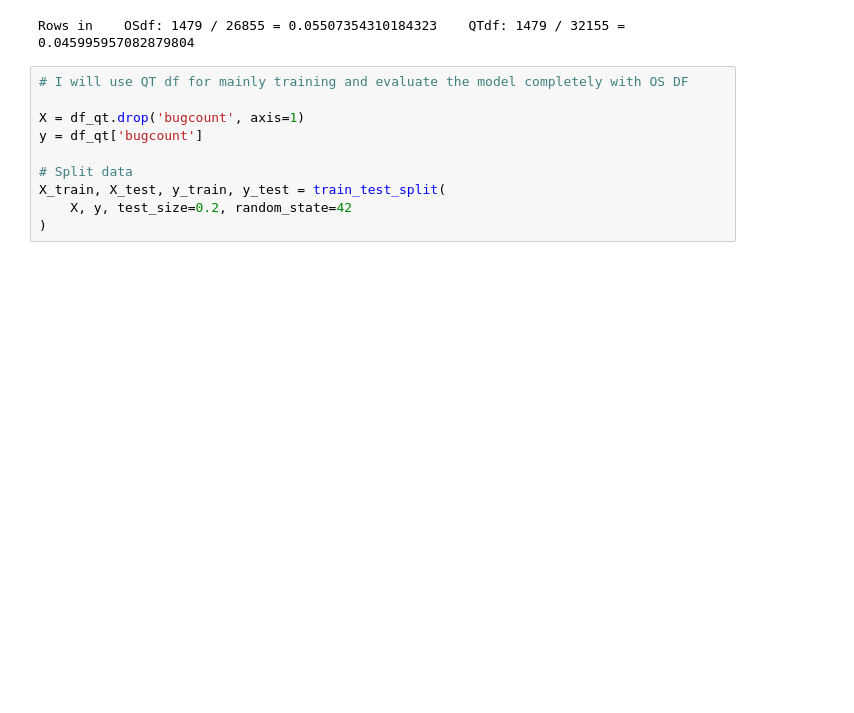
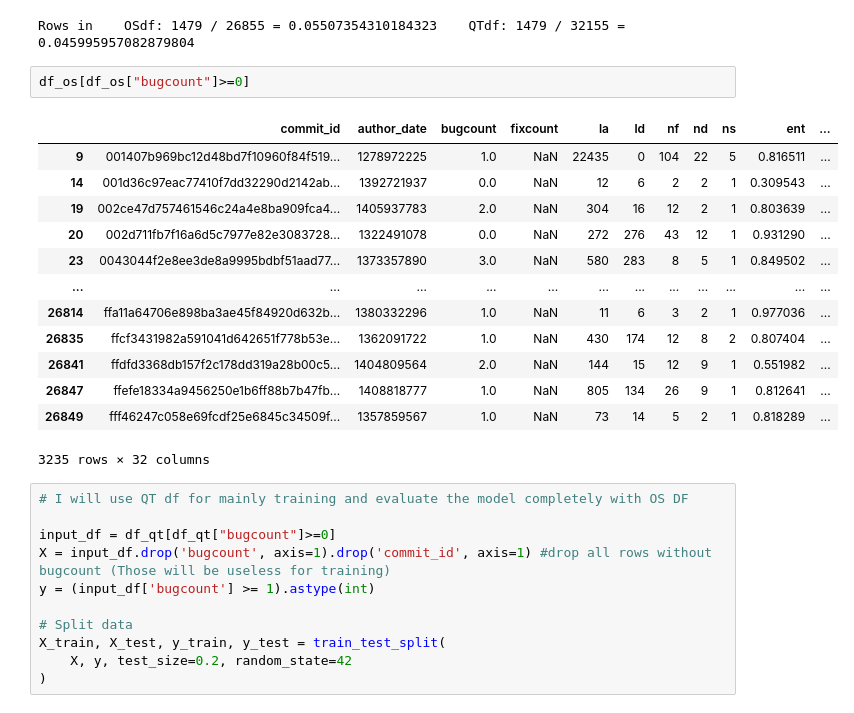
Before and after one commit to josedgm/JITkau, a Jupyter notebook: main.ipynb, the cells around one changed output. Drawn from its saved outputs; the diff is of its cells as text; blank space fills up the shorter version.

```diff
--- a/main.ipynb
+++ b/main.ipynb
@@ -25,11 +24,28 @@ bugrows_QT = len(df_os[df_os["bugcount"]==1])
 print("Rows in    OSdf:", bugrows_OS ,"/",len(df_os),"=", bugrows_OS/len(df_os), "   QTdf:", bugrows_QT ,"/", len(df_qt), "=",bugrows_QT/len(df_qt) )
 # %% [output]
 Rows in    OSdf: 1479 / 26855 = 0.05507354310184323    QTdf: 1479 / 32155 = 0.045995957082879804
+# %%
+df_os[df_os["bugcount"]>=0]
+# %% [output]
+|  | commit_id | author_date | bugcount | fixcount | la | ld | nf | nd | ns | ent | ... |
+| 9 | 001407b969bc12d48bd7f10960f84f519... | 1278972225 | 1.0 | NaN | 22435 | 0 | 104 | 22 | 5 | 0.816511 | ... |
+| 14 | 001d36c97eac77410f7dd32290d2142ab... | 1392721937 | 0.0 | NaN | 12 | 6 | 2 | 2 | 1 | 0.309543 | ... |
+| 19 | 002ce47d757461546c24a4e8ba909fca4... | 1405937783 | 2.0 | NaN | 304 | 16 | 12 | 2 | 1 | 0.803639 | ... |
+| 20 | 002d711fb7f16a6d5c7977e82e3083728... | 1322491078 | 0.0 | NaN | 272 | 276 | 43 | 12 | 1 | 0.931290 | ... |
+| 23 | 0043044f2e8ee3de8a9995bdbf51aad77... | 1373357890 | 3.0 | NaN | 580 | 283 | 8 | 5 | 1 | 0.849502 | ... |
+| ... | ... | ... | ... | ... | ... | ... | ... | ... | ... | ... | ... |
+| 26814 | ffa11a64706e898ba3ae45f84920d632b... | 1380332296 | 1.0 | NaN | 11 | 6 | 3 | 2 | 1 | 0.977036 | ... |
+| 26835 | ffcf3431982a591041d642651f778b53e... | 1362091722 | 1.0 | NaN | 430 | 174 | 12 | 8 | 2 | 0.807404 | ... |
+| 26841 | ffdfd3368db157f2c178dd319a28b00c5... | 1404809564 | 2.0 | NaN | 144 | 15 | 12 | 9 | 1 | 0.551982 | ... |
+| 26847 | ffefe18334a9456250e1b6ff88b7b47fb... | 1408818777 | 1.0 | NaN | 805 | 134 | 26 | 9 | 1 | 0.812641 | ... |
+| 26849 | fff46247c058e69fcdf25e6845c34509f... | 1357859567 | 1.0 | NaN | 73 | 14 | 5 | 2 | 1 | 0.818289 | ... |
+3235 rows × 32 columns
 # %%
 # I will use QT df for mainly training and evaluate the model completely with OS DF
 
-X = df_qt.drop('bugcount', axis=1)
-y = df_qt['bugcount']
+input_df = df_qt[df_qt["bugcount"]>=0]
+X = input_df.drop('bugcount', axis=1).drop('commit_id', axis=1) #drop all rows without bugcount (Those will be useless for training)
+y = (input_df['bugcount'] >= 1).astype(int)
 
 # Split data
 X_train, X_test, y_train, y_test = train_test_split(
```
Also changed, not shown: parts of 6 cells of this notebook.
